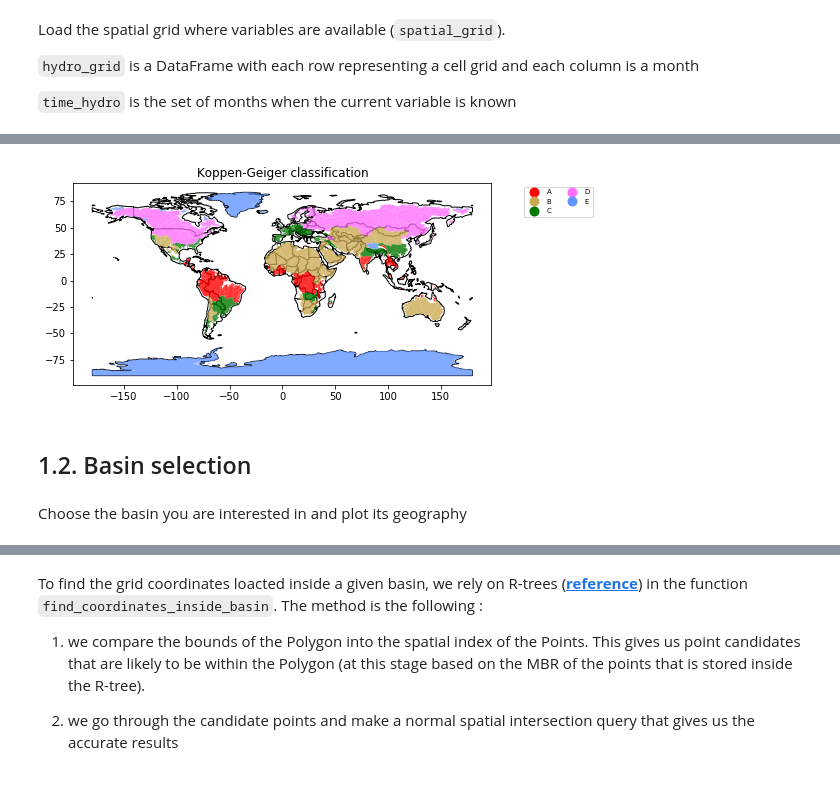
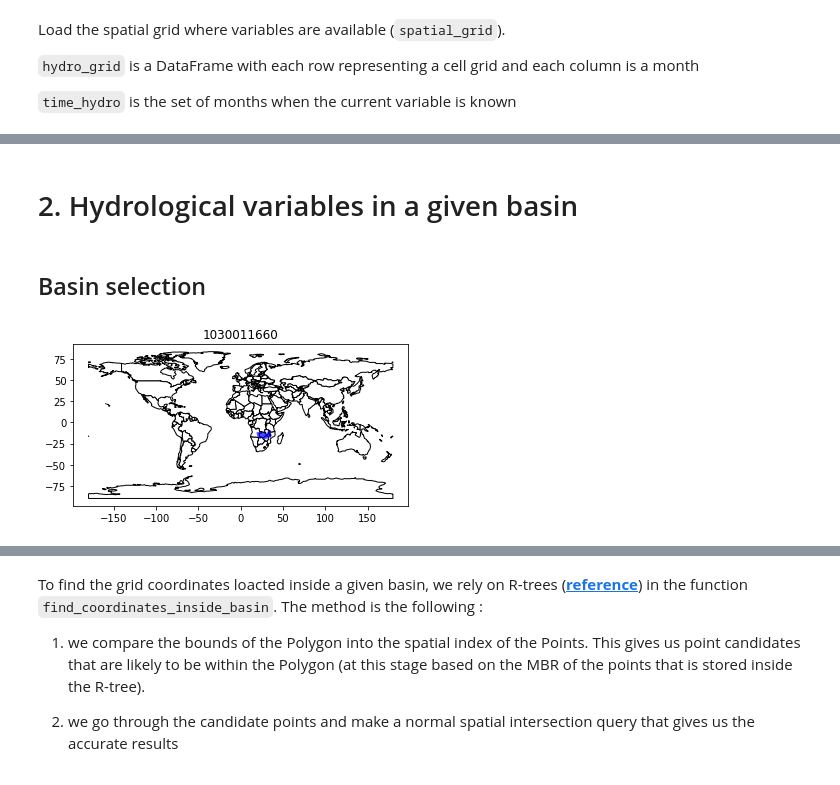
Before and after one commit to lehmannfa/water_storage_changes, a Jupyter notebook: water_budget/Explore datasets.ipynb, the cells around one changed output, grey strips where cells are left out. Cells and saved outputs as stored; diff of their text form; code cells hidden in the pictures.

Commit message:
new basins shapes

```diff
--- a/water_budget/Explore datasets.ipynb
+++ b/water_budget/Explore datasets.ipynb
@@ -65,0 +41,3 @@ data='GPCP'
+# %%
+basins=load_basins_data()
+basins
@@ -95,3 +85,0 @@ Load basins data :
-# %%
-basins=load_basins_data(approximate)
-basins
@@ -113,18 +97,17 @@ basins
+# %% [markdown]
+# 2. Hydrological variables in a given basin
+# %% [markdown]
+## Basin selection
 # %%
+basin_id=basins.index[np.random.randint(basins.shape[0])]
+
 world = geopandas.read_file(geopandas.datasets.get_path('naturalearth_lowres'))
 
-fig, ax = plt.subplots(figsize=(8,5))
+fig, ax = plt.subplots()
 ax.set_aspect('equal')
 world.plot(ax=ax, color='white', edgecolor='black')
-basins.plot(ax=ax, column='MAIN_CLIMATE', categorical=True,
-             legend=True, cmap=cmap_climate,
-                 legend_kwds={'bbox_to_anchor':(1.25,1.0),'ncol':2,'fontsize':'x-small'})
-ax.set(title='Koppen-Geiger classification')
-fig.tight_layout()
+basins.loc[[basin_id],'geometry'].plot(ax=ax, color='blue',alpha=0.7)
+plt.title(basin_id)
 plt.show()
 # %% [output]
-[figure, old version]
+[figure, new version]
-# %% [markdown]
-## 1.2. Basin selection
-# %% [markdown]
-Choose the basin you are interested in and plot its geography
```
Also changed, not shown: parts of 80 cells of this notebook, 6 other files.
